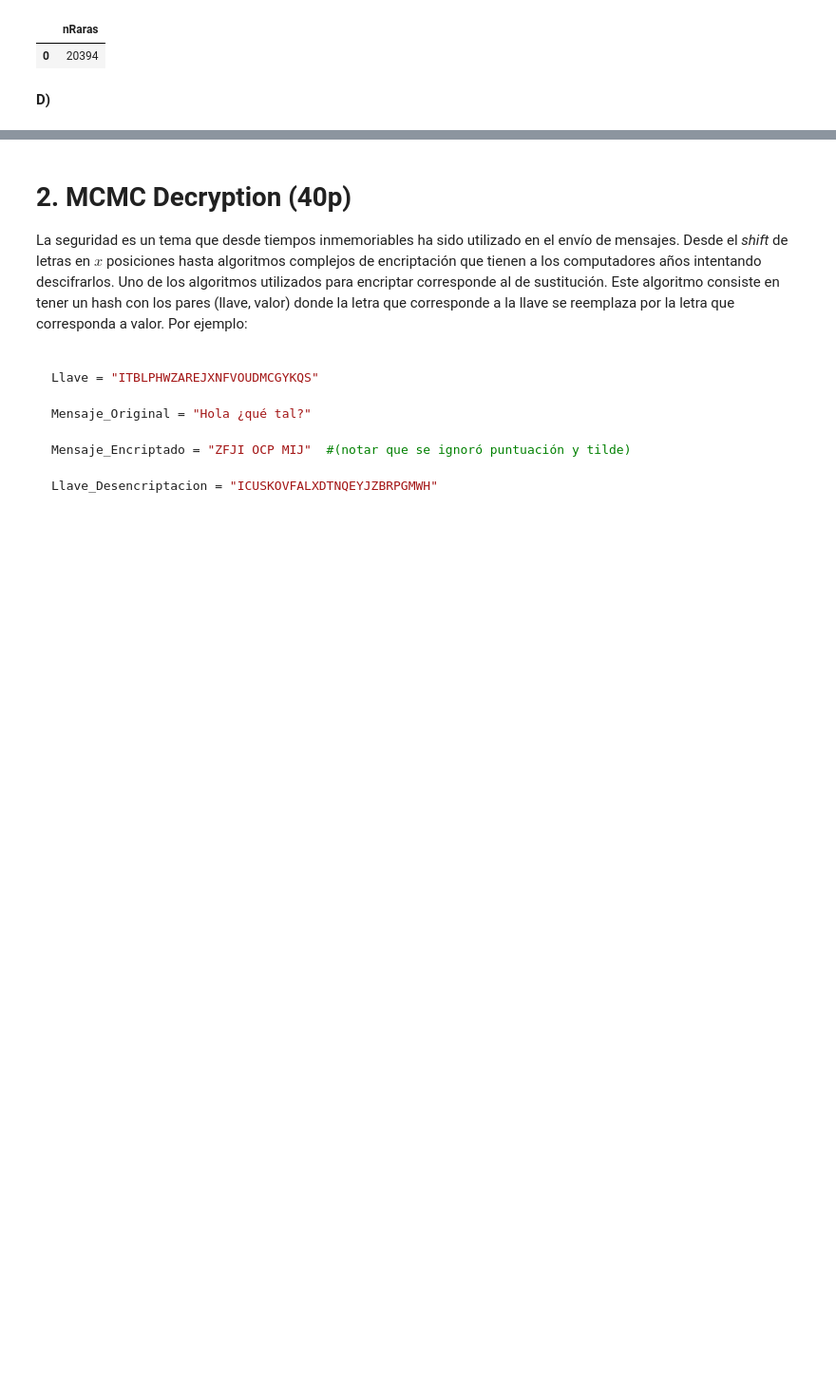
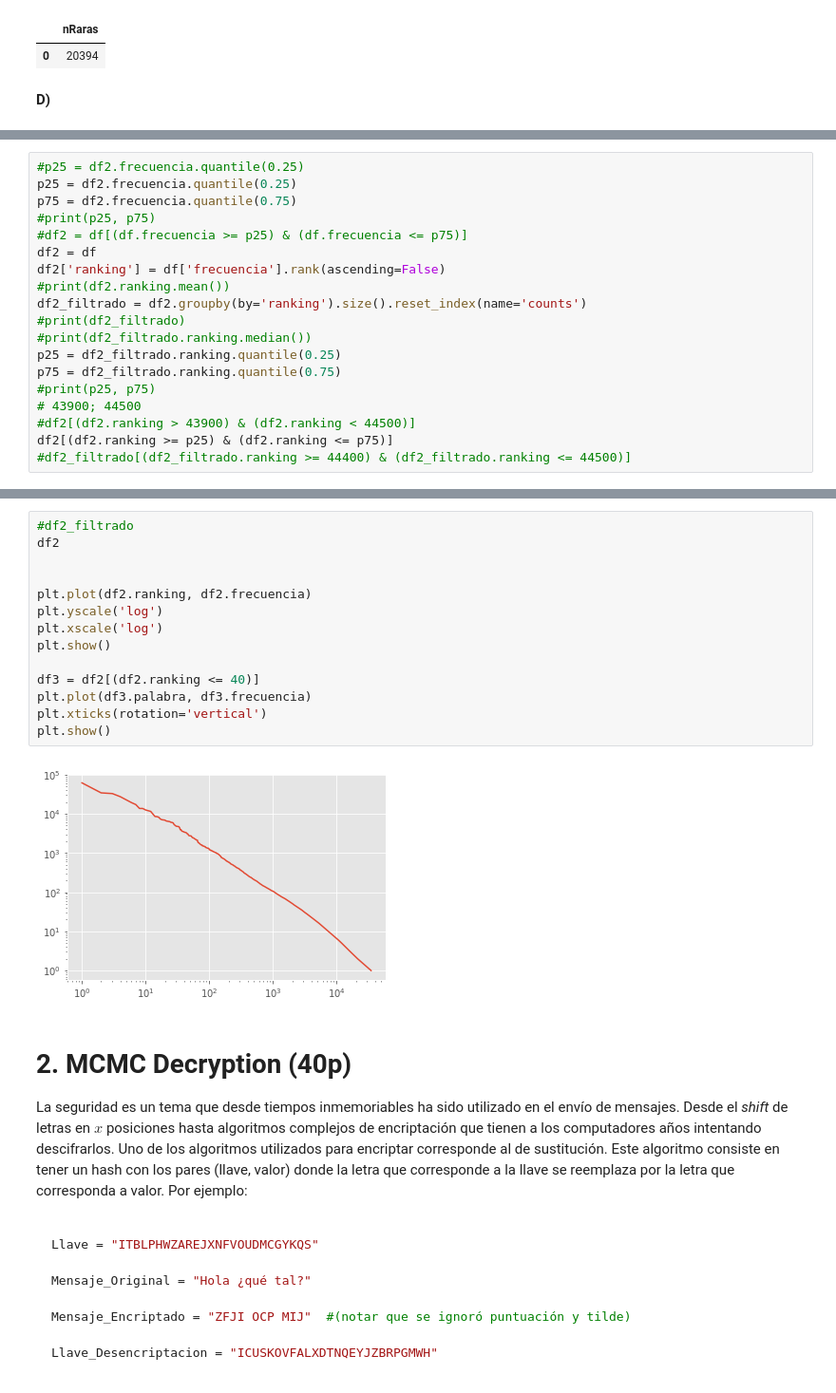
Before and after one commit to dmedelba/Lab3-Estaca, a Jupyter notebook: Laboratorio 3.ipynb, the cells around one changed output, grey strips where cells are left out. Shown at 95% size. Cells and saved outputs as stored; diff of their text form; blank space fills up the shorter version.

Commit message:
agregados textos y corpus español, avances p3, d) con gráficos ranking y zipf

```diff
--- a/Laboratorio 3.ipynb
+++ b/Laboratorio 3.ipynb
@@ -434,0 +464,19 @@ Name: Frecuencia, Length: 44784, dtype: int64
+# %%
+#p25 = df2.frecuencia.quantile(0.25)
+p25 = df2.frecuencia.quantile(0.25)
+p75 = df2.frecuencia.quantile(0.75)
+#print(p25, p75)
+#df2 = df[(df.frecuencia >= p25) & (df.frecuencia <= p75)]
+df2 = df
+df2['ranking'] = df['frecuencia'].rank(ascending=False)
+#print(df2.ranking.mean())
+df2_filtrado = df2.groupby(by='ranking').size().reset_index(name='counts')
+#print(df2_filtrado)
+#print(df2_filtrado.ranking.median())
+p25 = df2_filtrado.ranking.quantile(0.25)
+p75 = df2_filtrado.ranking.quantile(0.75)
+#print(p25, p75)
+# 43900; 44500
+#df2[(df2.ranking > 43900) & (df2.ranking < 44500)]
+df2[(df2.ranking >= p25) & (df2.ranking <= p75)]
+#df2_filtrado[(df2_filtrado.ranking >= 44400) & (df2_filtrado.ranking <= 44500)]
@@ -435,3 +502,19 @@ Name: Frecuencia, Length: 44784, dtype: int64
+# %%
+#df2_filtrado
+df2
+
+
+plt.plot(df2.ranking, df2.frecuencia)
+plt.yscale('log')
+plt.xscale('log')
+plt.show()
+
+df3 = df2[(df2.ranking <= 40)]
+plt.plot(df3.palabra, df3.frecuencia)
+plt.xticks(rotation='vertical')
+plt.show()
+# %% [output]
+[figure, added]
 # %% [markdown]
 # 2. MCMC Decryption (40p)
 
```
Also changed, not shown: parts of 15 cells of this notebook, 7 other files.
